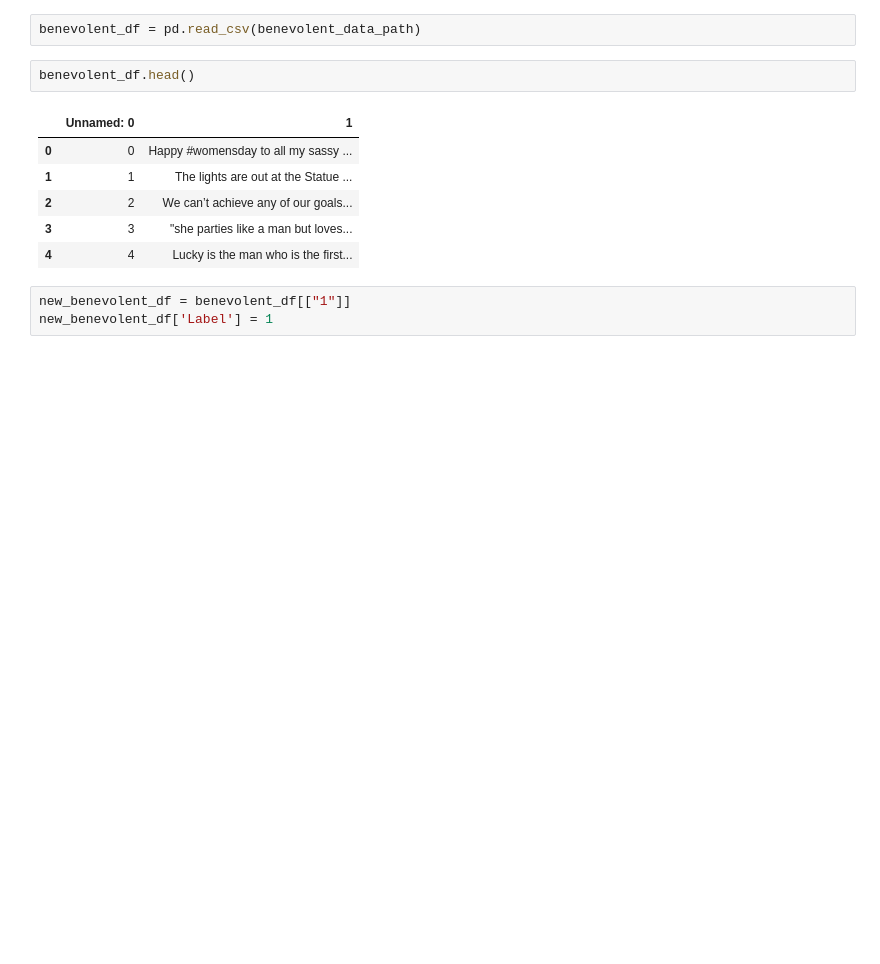
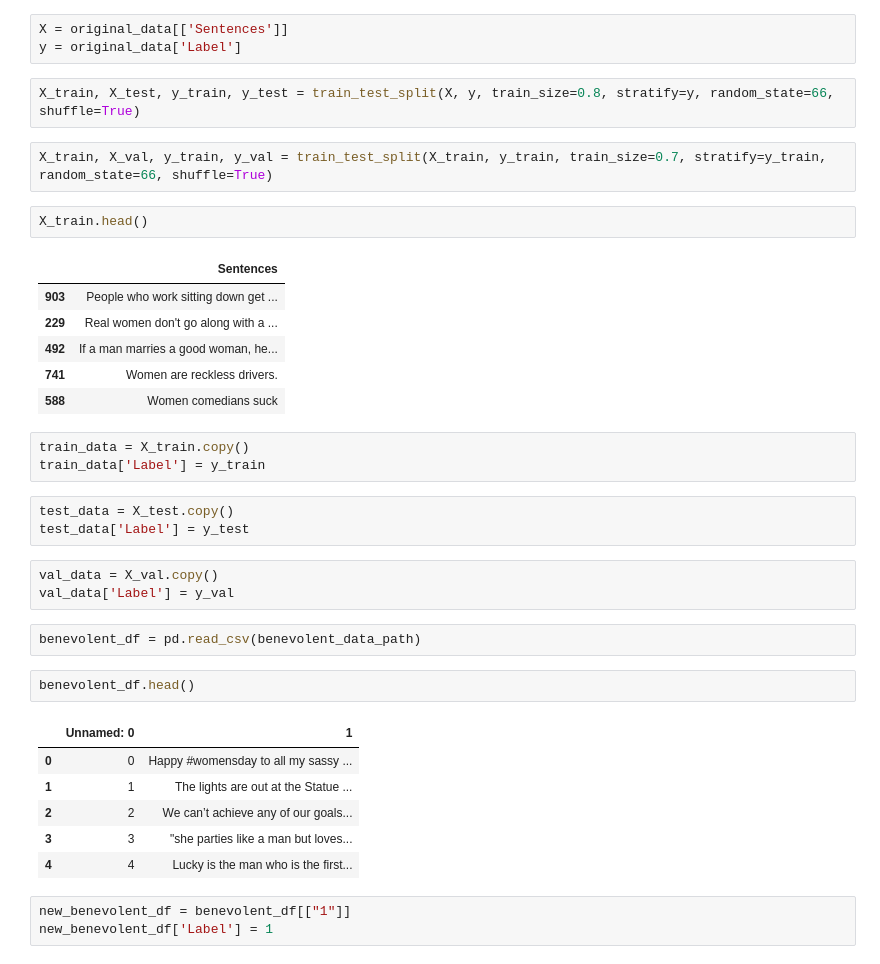
Before and after one commit to PadmajaVB/Sexist-Statement-Detection, a Jupyter notebook: Build_sexist_data.ipynb, the cells around one changed output. Cells and saved outputs as stored; diff of their text form; blank space fills up the shorter version.

```diff
--- a/Build_sexist_data.ipynb
+++ b/Build_sexist_data.ipynb
@@ -13,3 +30,28 @@ isep_data_path = '/content/drive/MyDrive/AI-3 Project/data/ISEP Sexist Data labe
+# %%
+X = original_data[['Sentences']]
+y = original_data['Label']
+# %%
+X_train, X_test, y_train, y_test = train_test_split(X, y, train_size=0.8, stratify=y, random_state=66, shuffle=True)
+# %%
+X_train, X_val, y_train, y_val = train_test_split(X_train, y_train, train_size=0.7, stratify=y_train, random_state=66, shuffle=True)
+# %%
+X_train.head()
+# %% [output]
+|  | Sentences |
+| 903 | People who work sitting down get ... |
+| 229 | Real women don't go along with a ... |
+| 492 | If a man marries a good woman, he... |
+| 741 | Women are reckless drivers. |
+| 588 | Women comedians suck |
+# %%
+train_data = X_train.copy()
+train_data['Label'] = y_train
+# %%
+test_data = X_test.copy()
+test_data['Label'] = y_test
+# %%
+val_data = X_val.copy()
+val_data['Label'] = y_val
 # %%
 benevolent_df = pd.read_csv(benevolent_data_path)
 # %%
```
Also changed, not shown: parts of 10 cells of this notebook.
